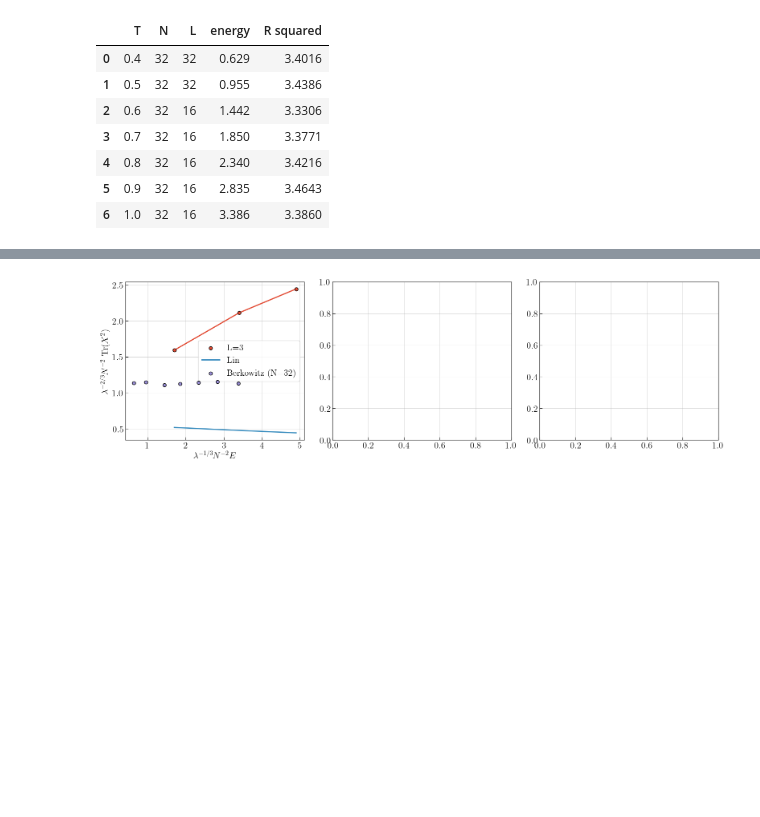
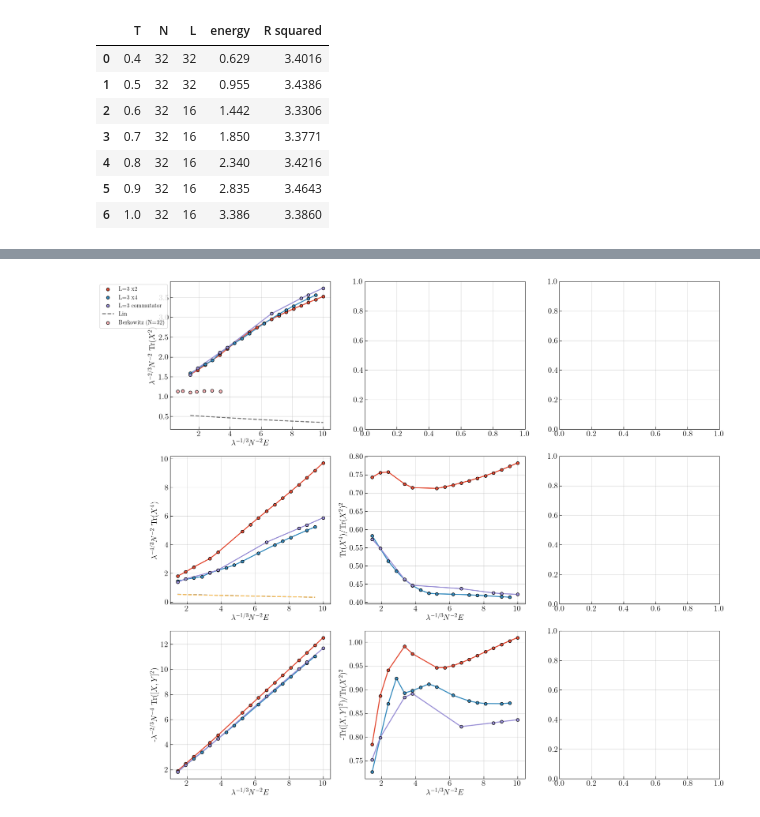
Before and after one commit to gshartnett/bmnsim, a Jupyter notebook: Plotting Notebook.ipynb, the cells around one changed output, grey strips where cells are left out. Cells and saved outputs as stored; diff of their text form; code cells hidden in the pictures; blank space fills up the shorter version.

```diff
--- a/Plotting Notebook.ipynb
+++ b/Plotting Notebook.ipynb
@@ -206,0 +274,2 @@ df.head(5)
+# %%
+df.sort_values("max_quad_constraint_violation", inplace=False, ascending=False).head(5)
@@ -225,7 +391,7 @@ plt.show()
 # %% [markdown]
 ## BFSS
 # %%
-df_berkowitz = pd.read_csv("data_from_papers/Berkowits et al 1606.04951.csv", header=0)
+df_berkowitz = pd.read_csv("data/data_from_papers/Berkowits et al 1606.04951.csv", header=0)
 df_berkowitz
 # %% [output]
 |  | T | N | L | energy | R squared |
@@ -317,6 +445,18 @@ def load_data(
 df_x2 = load_data(
     datadir="data/MiniBFSS_L_3_symmetric",
     names_in_filename=['energy', 'x_2'],
-    tol=1e-3,
+    tol=1e-4,
 )
+
+df_x4 = load_data(
+    datadir="data/MiniBFSS_L_3_symmetric",
+    names_in_filename=['energy', 'x_4'],
+    tol=1e-4,
+)
+
+df_commutator = load_data(
+    datadir="data/MiniBFSS_L_3_symmetric",
+    names_in_filename=['energy', 'neg_commutator_squared'],
+    tol=1e-4,
+)
 # %% [output]
@@ -332,45 +467,55 @@ NOTE:
 - Berkowitz has rescaled the matrices by sqrt(N) relative to me
 - Berkowitz has fermions
 # %%
-fig, ax = plt.subplots(1, 3, figsize=(16, 5))
+fig, axes = plt.subplots(3, 3, figsize=(3*6, 3*5))
 
-ax[0].plot(df_x2["energy"], df_x2["x_2"])
-ax[0].scatter(df_x2["energy"], df_x2["x_2"], label='L=3', edgecolor='k', zorder=10)
+ax = axes[0,0]
+for name, df in zip(['x2', 'x4', 'commutator'], [df_x2, df_x4, df_commutator]):
+    ax.plot(df["energy"], df["x_2"])
+    ax.scatter(df["energy"], df["x_2"], label='L=3 ' + name, edgecolor='k', zorder=10)
 lower_bound = 3 * np.asarray([lin_lower_bound_x2(e) for e in df_x2["energy"]])
-ax[0].plot(df_x2["energy"], lower_bound, label='Lin')
-ax[0].scatter(df_berkowitz["energy"], df_berkowitz["R squared"] / 3, label='Berkowitz (N=32)', edgecolor='k', zorder=10, color=colors[2])
+ax.plot(df_x2["energy"], lower_bound, '--', label='Lin')
+ax.scatter(df_berkowitz["energy"], df_berkowitz["R squared"] / 3, label='Berkowitz (N=32)', edgecolor='k', zorder=10, color=colors[-1])
 #ax[0].set_xscale('log')
 #ax[0].set_yscale('log')
 #ax[0].set_ylim([min(lower_bound), 1])
-ax[0].set_xlabel(r"$\lambda^{-1/3} N^{-2} E$")
-ax[0].set_ylabel(r"$\lambda^{-2/3} N^{-2}$ Tr$(X^2)$")
-ax[0].legend()
+ax.set_xlabel(r"$\lambda^{-1/3} N^{-2} E$")
+ax.set_ylabel(r"$\lambda^{-2/3} N^{-2}$ Tr$(X^2)$")
+ax.legend(fontsize=12, bbox_to_anchor=(0,1))
 
-'''
-ax[1].plot(df["energy"], df["x_4"])
-ax[1].scatter(df["energy"], df["x_4"], label='L=3', edgecolor='k', zorder=10)
-lower_bound = 3 * np.asarray([lin_lower_bound_x4(e) for e in df["energy"]])
-ax[1].plot(df["energy"], 3 * lower_bound, label='Lin')
-lower_bound = 3 * np.asarray([lin_lower_bound_x4_bosonic(e) for e in df["energy"]])
-ax[1].plot(df["energy"], lower_bound, label='Lin (boson only)')
-#ax[1].set_xscale('log')
-#ax[1].set_yscale('log')
-#ax[1].set_ylim([0*min(lower_bound), 1])
-ax[1].set_xlabel(r"$\lambda^{-1/3} N^{-2} E$")
-ax[1].set_ylabel(r"$\lambda^{-4/3} N^{-2}$ Tr$(X^4)$")
-ax[1].legend()
+ax = axes[1, 0]
+for name, df in zip(['x2', 'x4', 'commutator'], [df_x2, df_x4, df_commutator]):
+    ax.plot(df["energy"], df["x_4"])
+    ax.scatter(df["energy"], df["x_4"], label='L=3 ' + name, edgecolor='k', zorder=10)
+lower_bound = 3 * np.asarray([lin_lower_bound_x4(e) for e in df_x4["energy"]])
+ax.plot(df_x4["energy"], 3 * lower_bound, '--', label='Lin')
+lower_bound = 3 * np.asarray([lin_lower_bound_x4_bosonic(e) for e in df_x4["energy"]])
+ax.plot(df_x4["energy"], 3 * lower_bound, '--', label='Lin (bosonic only)')
+ax.set_xlabel(r"$\lambda^{-1/3} N^{-2} E$")
+ax.set_ylabel(r"$\lambda^{-4/3} N^{-2}$ Tr$(X^4)$")
 
-ax[2].plot(df_commutator["energy"], df_commutator["neg_commutator_squared"] / df_commutator["x_2"]**2)
-ax[2].scatter(df_commutator["energy"], df_commutator["neg_commutator_squared"] / df_commutator["x_2"]**2, label='L=3', edgecolor='k', zorder=10)
-#ax[2].set_xscale('log')
-#ax[2].set_yscale('log')
-#ax[2].set_ylim([1e-2, 1])
-ax[2].set_xlabel(r"$\lambda^{-1/3} N^{-2} E$")
-ax[2].set_ylabel(r"-Tr$([X, Y]^2)/$Tr$(X^2)^2$")
-ax[2].legend()
-'''
+ax = axes[1, 1]
+for name, df in zip(['x2', 'x4', 'commutator'], [df_x2, df_x4, df_commutator]):
+    ax.plot(df["energy"], df["x_4"]/df["x_2"]**2)
+    ax.scatter(df["energy"], df["x_4"]/df["x_2"]**2, label='L=3 ' + name, edgecolor='k', zorder=10)
+ax.set_xlabel(r"$\lambda^{-1/3} N^{-2} E$")
+ax.set_ylabel(r"Tr$(X^4)$/Tr$(X^2)^2$")
+
+ax = axes[2, 0]
+for name, df in zip(['x2', 'x4', 'commutator'], [df_x2, df_x4, df_commutator]):
+    ax.plot(df["energy"], df["neg_commutator_squared"])
+    ax.scatter(df["energy"], df["neg_commutator_squared"], label='L=3 ' + name, edgecolor='k', zorder=10)
+ax.set_xlabel(r"$\lambda^{-1/3} N^{-2} E$")
+ax.set_ylabel(r"-$\lambda^{-2/3} N^{-4}$ Tr$([X, Y]^2)$")
+
+ax = axes[2, 1]
+for name, df in zip(['x2', 'x4', 'commutator'], [df_x2, df_x4, df_commutator]):
+    ax.plot(df["energy"], df["neg_commutator_squared"] / df["x_2"]**2)
+    ax.scatter(df["energy"], df["neg_commutator_squared"] / df["x_2"]**2, label='L=3 ' + name, edgecolor='k', zorder=10)
+ax.set_xlabel(r"$\lambda^{-1/3} N^{-2} E$")
+ax.set_ylabel(r"-Tr$([X, Y]^2)/$Tr$(X^2)^2$")
 
 plt.tight_layout()
 plt.show()
 # %% [output]
-[figure, old version]
+[figure, new version]
```
Also changed, not shown: parts of 18 cells of this notebook, 15 other files.
